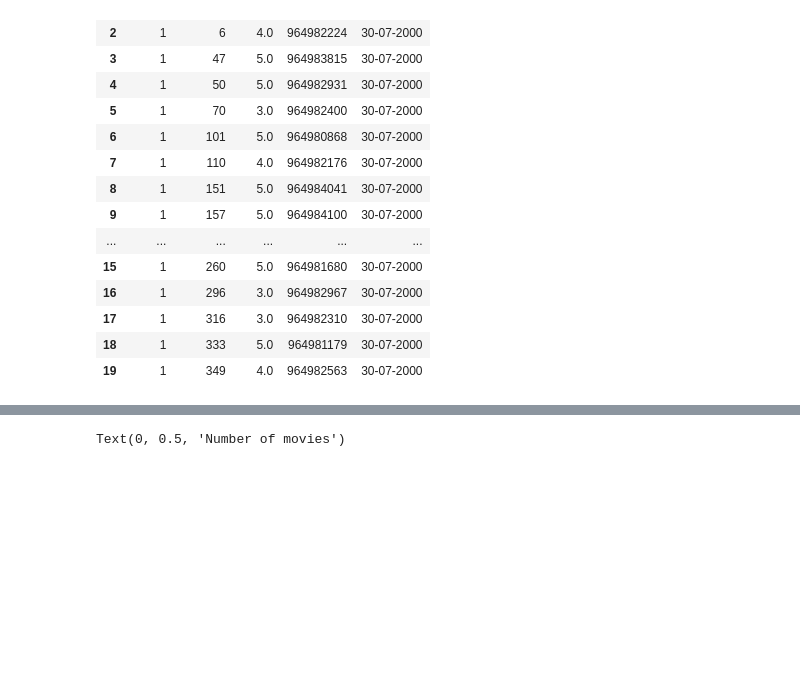
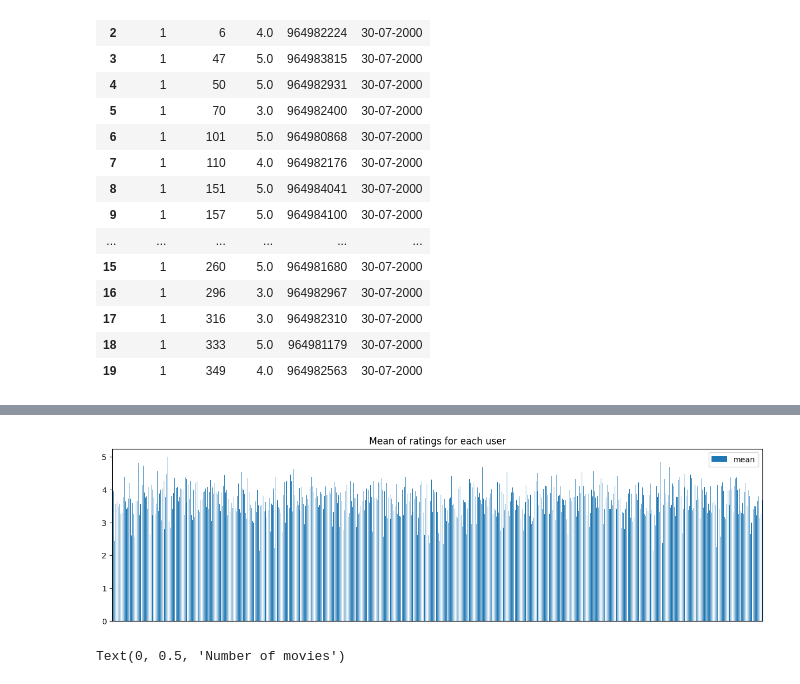
Before and after one commit to Xhst/atcs-fairness-recommendation, a Jupyter notebook: src/dataset_stats.ipynb, the cells around one changed output, grey strips where cells are left out. Cells and saved outputs as stored; diff of their text form; code cells hidden in the pictures; blank space fills up the shorter version.

```diff
--- a/src/dataset_stats.ipynb
+++ b/src/dataset_stats.ipynb
@@ -57,3 +57,10 @@ Text(0, 0.5, 'Number of ratings')
+# %%
+means = ds._user_ratings_mean
+df = pd.DataFrame({'user': means.keys(), 'mean': means.values})
+ax = df.plot.bar(x='user', y='mean', figsize=(15, 4), title="Mean of ratings for each user")
+ax.xaxis.set_visible(False)
+# %% [output]
+[figure, added]
 # %%
 # Get the count of each genre
 genre_distribution = ds.movies_df['genres'].explode().value_counts()
```
Also changed, not shown: parts of 3 cells of this notebook.
